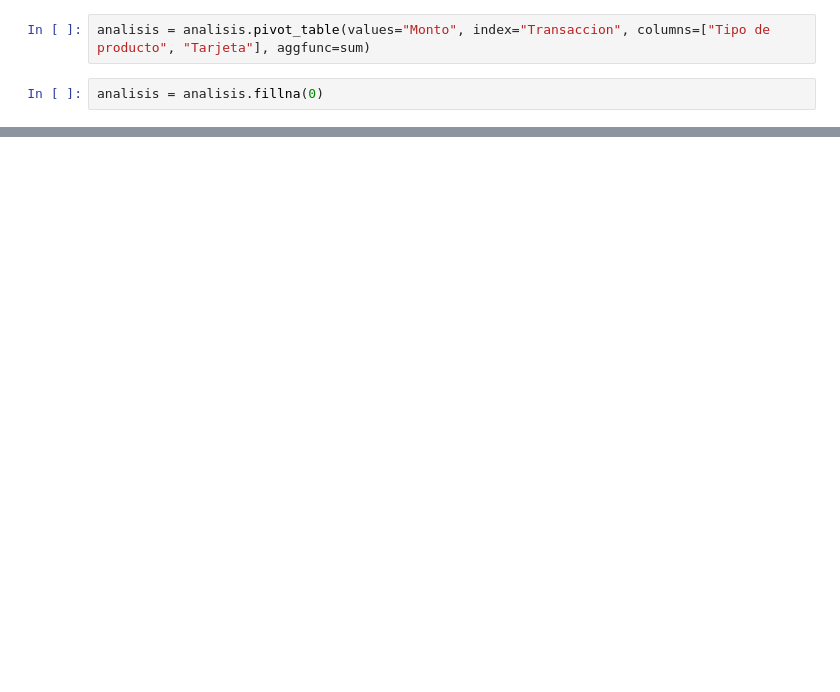
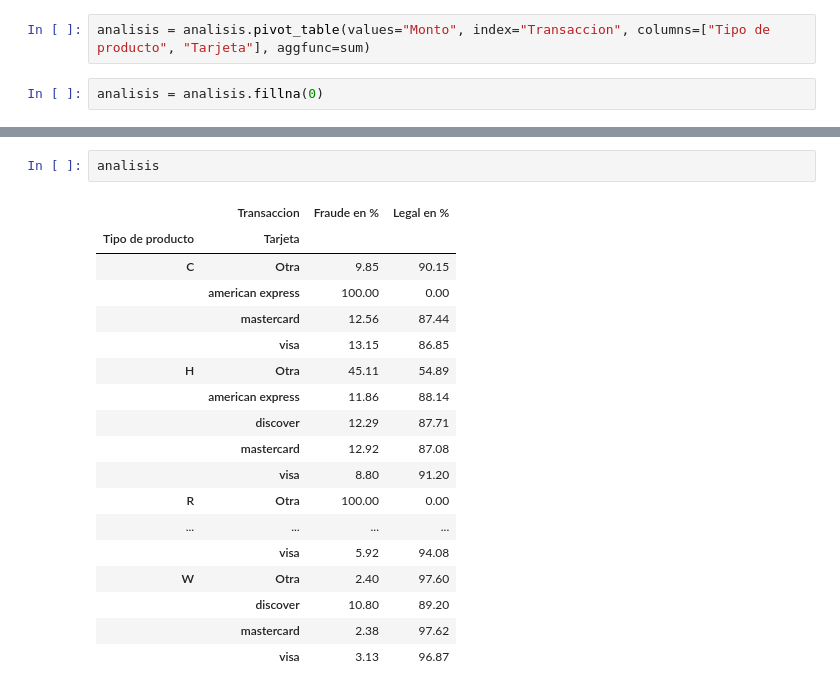
Before and after one commit to Brucejr09/Org-de-Datos-106828, a Jupyter notebook: visualizaciones/visualizacion_a_eleccion.ipynb, the cells around one changed output, grey strips where cells are left out. Saved outputs shown, nothing was run; the diff lists cells and outputs as text; blank space fills up the shorter version.

```diff
--- a/visualizaciones/visualizacion_a_eleccion.ipynb
+++ b/visualizaciones/visualizacion_a_eleccion.ipynb
@@ -65,0 +65,21 @@ barplot(analisis, "Monto en $")
+# %%
+analisis
+# %% [output]
+|  | Transaccion | Fraude en % | Legal en % |
+| Tipo de producto | Tarjeta |  |  |
+| C | Otra | 9.85 | 90.15 |
+|  | american express | 100.00 | 0.00 |
+|  | mastercard | 12.56 | 87.44 |
+|  | visa | 13.15 | 86.85 |
+| H | Otra | 45.11 | 54.89 |
+|  | american express | 11.86 | 88.14 |
+|  | discover | 12.29 | 87.71 |
+|  | mastercard | 12.92 | 87.08 |
+|  | visa | 8.80 | 91.20 |
+| R | Otra | 100.00 | 0.00 |
+| ... | ... | ... | ... |
+|  | visa | 5.92 | 94.08 |
+| W | Otra | 2.40 | 97.60 |
+|  | discover | 10.80 | 89.20 |
+|  | mastercard | 2.38 | 97.62 |
+|  | visa | 3.13 | 96.87 |
```
Also changed, not shown: parts of 20 cells of this notebook, 1 other file.
